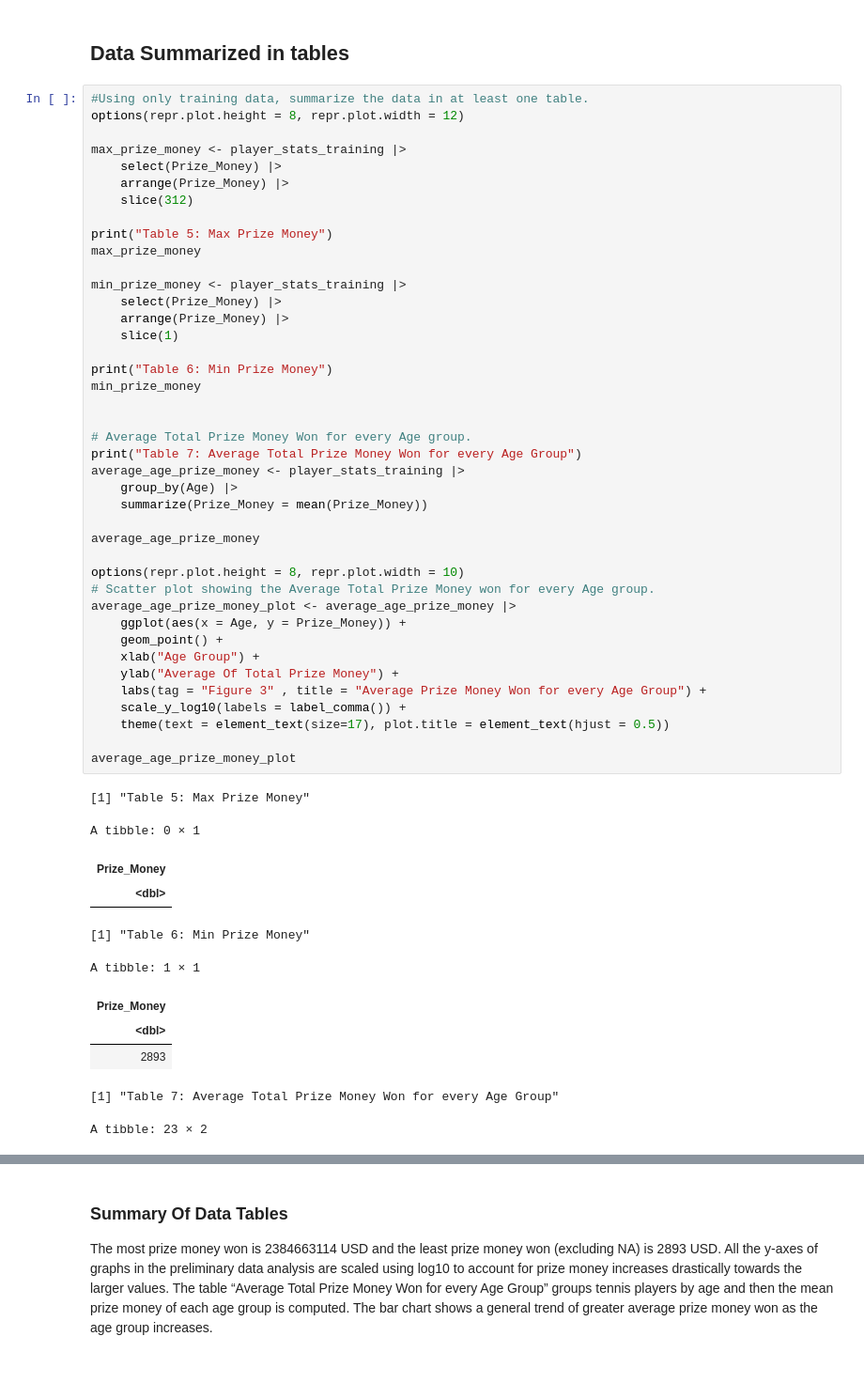
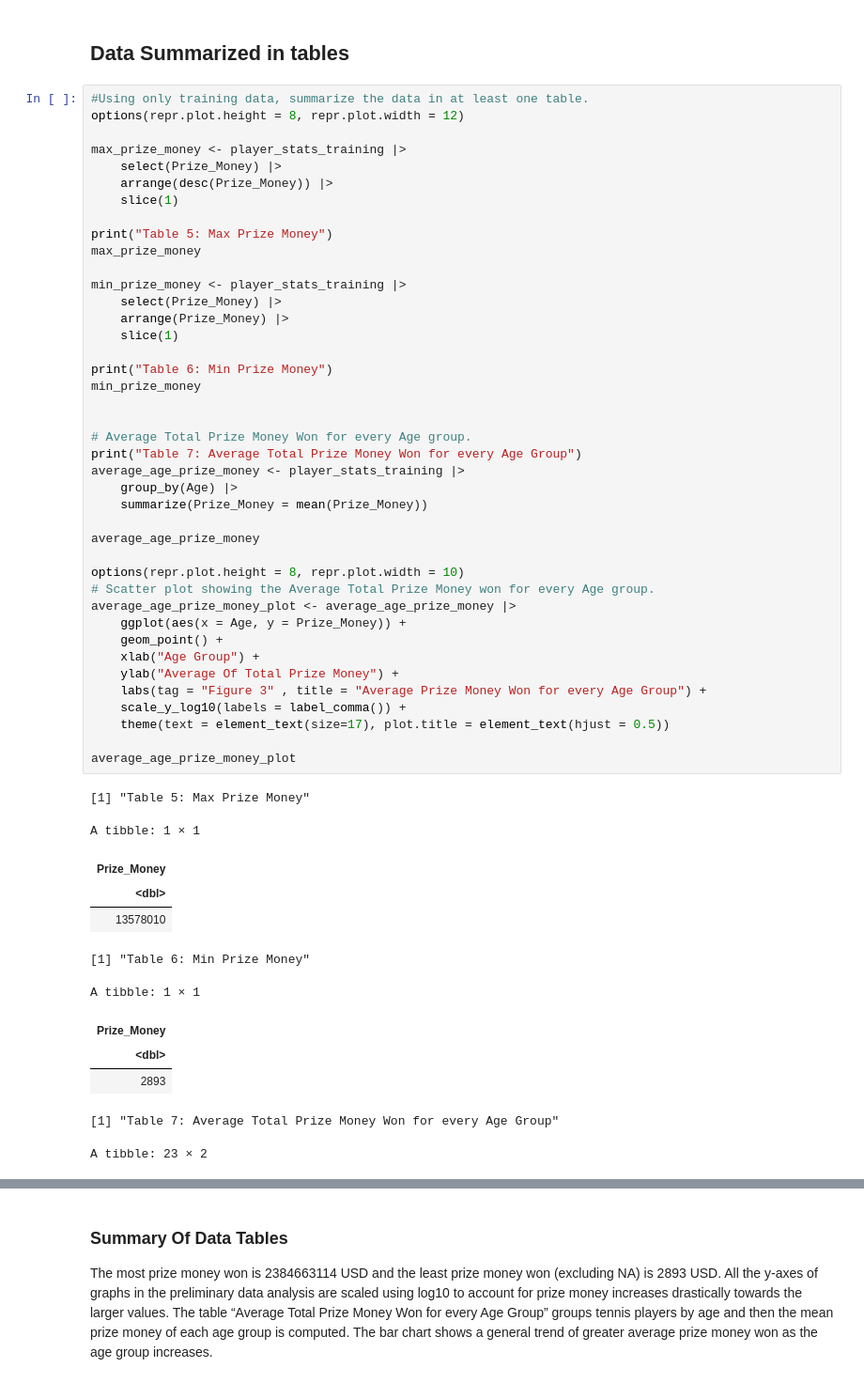
Before and after one commit to HarmanSandhu179/DSCI-100-Group-Project, a Jupyter notebook: group_project_report.ipynb, the cells around one changed output, grey strips where cells are left out. Shown at 94% size. Cells and saved outputs as stored; diff of their text form.

Commit message:
fixed max prize money

```diff
--- a/group_project_report.ipynb
+++ b/group_project_report.ipynb
@@ -203,8 +221,8 @@ options(repr.plot.height = 8, repr.plot.width = 12)
 
 max_prize_money <- player_stats_training |>
     select(Prize_Money) |>
-    arrange(Prize_Money) |>
-    slice(312)
+    arrange(desc(Prize_Money)) |>
+    slice(1)
 
 print("Table 5: Max Prize Money")
 max_prize_money
@@ -215,34 +233,35 @@ min_prize_money <- player_stats_training |>
     slice(1)
 
 print("Table 6: Min Prize Money")
 min_prize_money
 
 
 # Average Total Prize Money Won for every Age group.
 print("Table 7: Average Total Prize Money Won for every Age Group")
 average_age_prize_money <- player_stats_training |>
     group_by(Age) |>
     summarize(Prize_Money = mean(Prize_Money))
 
 average_age_prize_money
 
 options(repr.plot.height = 8, repr.plot.width = 10)
 # Scatter plot showing the Average Total Prize Money won for every Age group.
 average_age_prize_money_plot <- average_age_prize_money |>
     ggplot(aes(x = Age, y = Prize_Money)) +
     geom_point() +
     xlab("Age Group") +
     ylab("Average Of Total Prize Money") +
     labs(tag = "Figure 3" , title = "Average Prize Money Won for every Age Group") +
     scale_y_log10(labels = label_comma()) +
     theme(text = element_text(size=17), plot.title = element_text(hjust = 0.5))
 
 average_age_prize_money_plot
 # %% [output]
 [1] "Table 5: Max Prize Money"
-A tibble: 0 × 1
+A tibble: 1 × 1
 | Prize_Money |
 | <dbl> |
+| 13578010 |
 [1] "Table 6: Min Prize Money"
 A tibble: 1 × 1
 | Prize_Money |
```
Also changed, not shown: parts of 2 cells of this notebook.
